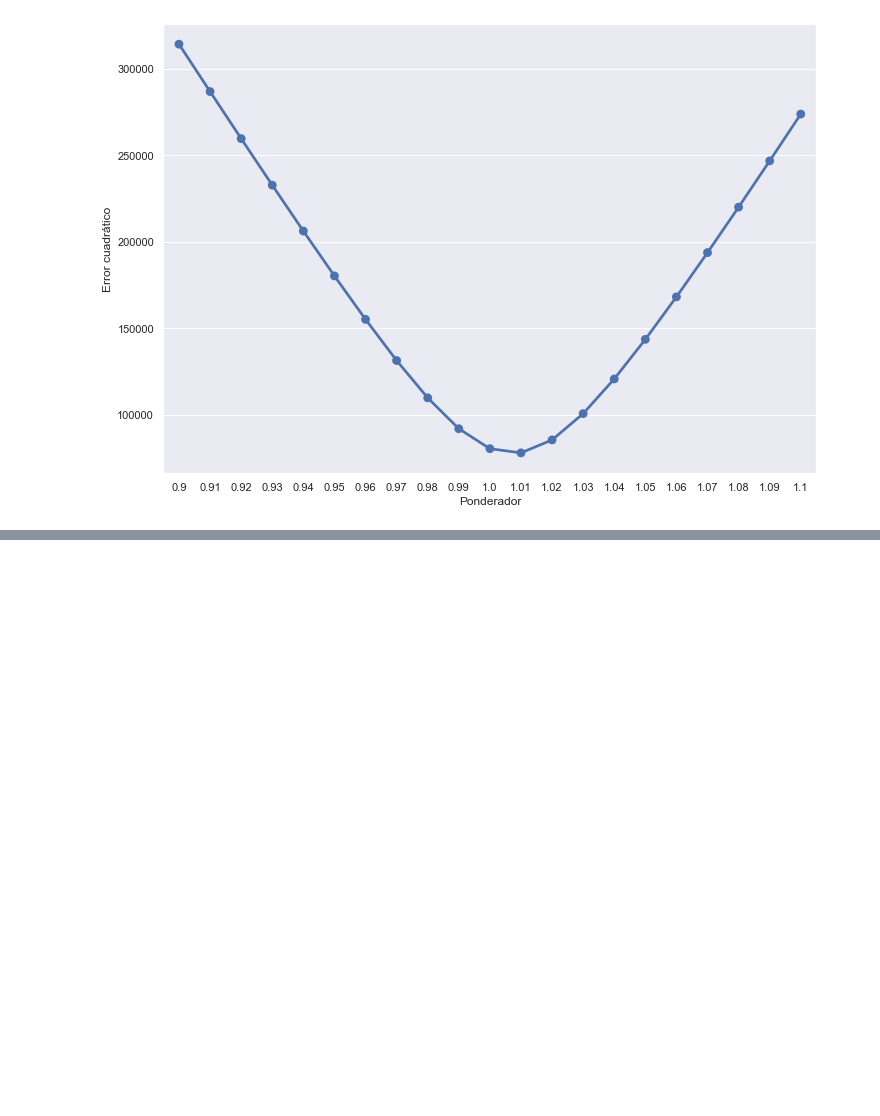
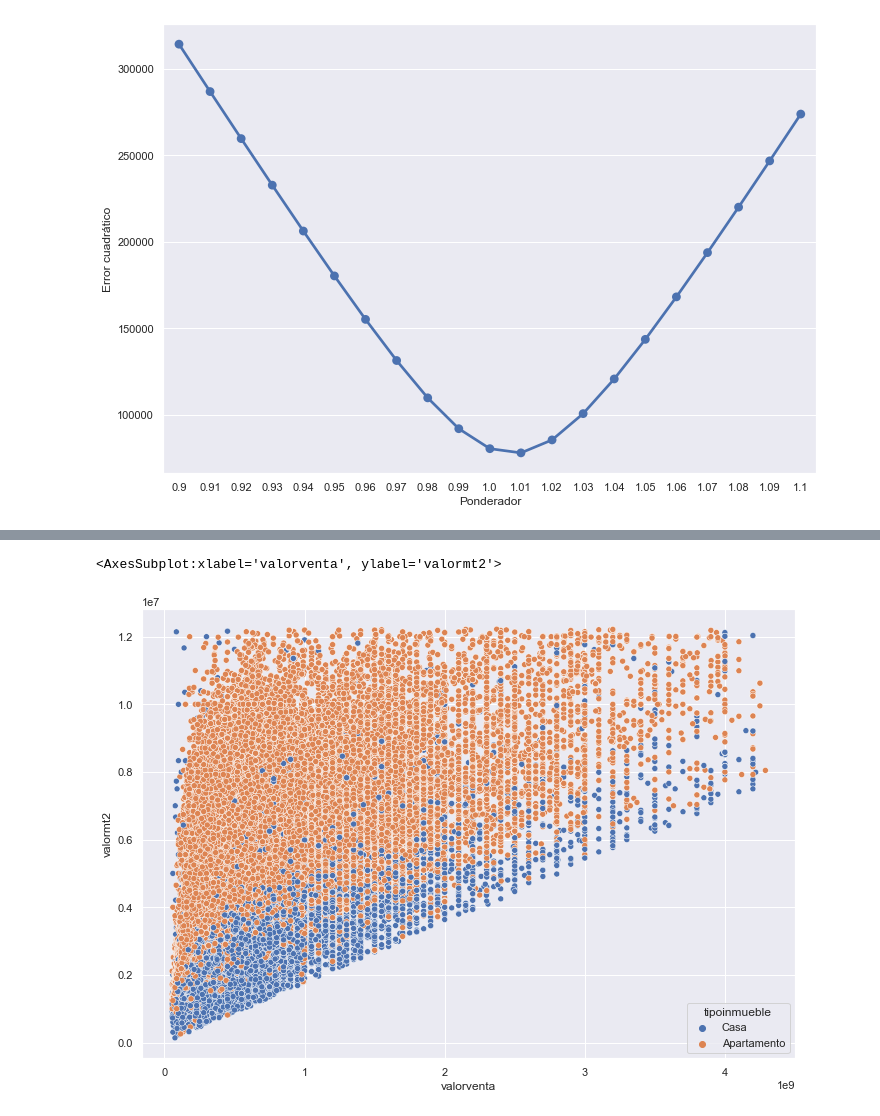
Before and after one commit to CCHidalgoG/El-precio-es-correcto, a Jupyter notebook: Analisis.ipynb, the cells around one changed output, grey strips where cells are left out. Drawn from its saved outputs; the diff is of its cells as text; code cells hidden in the pictures; blank space fills up the shorter version.

```diff
--- a/Analisis.ipynb
+++ b/Analisis.ipynb
@@ -1339,0 +1341,5 @@ import catboost
+# %%
+sns.scatterplot(x='valorventa',y='valormt2', hue="tipoinmueble",data=train)
+# %% [output]
+<AxesSubplot:xlabel='valorventa', ylabel='valormt2'>
+[figure, added]
```
Also changed, not shown: parts of 7 cells of this notebook.
